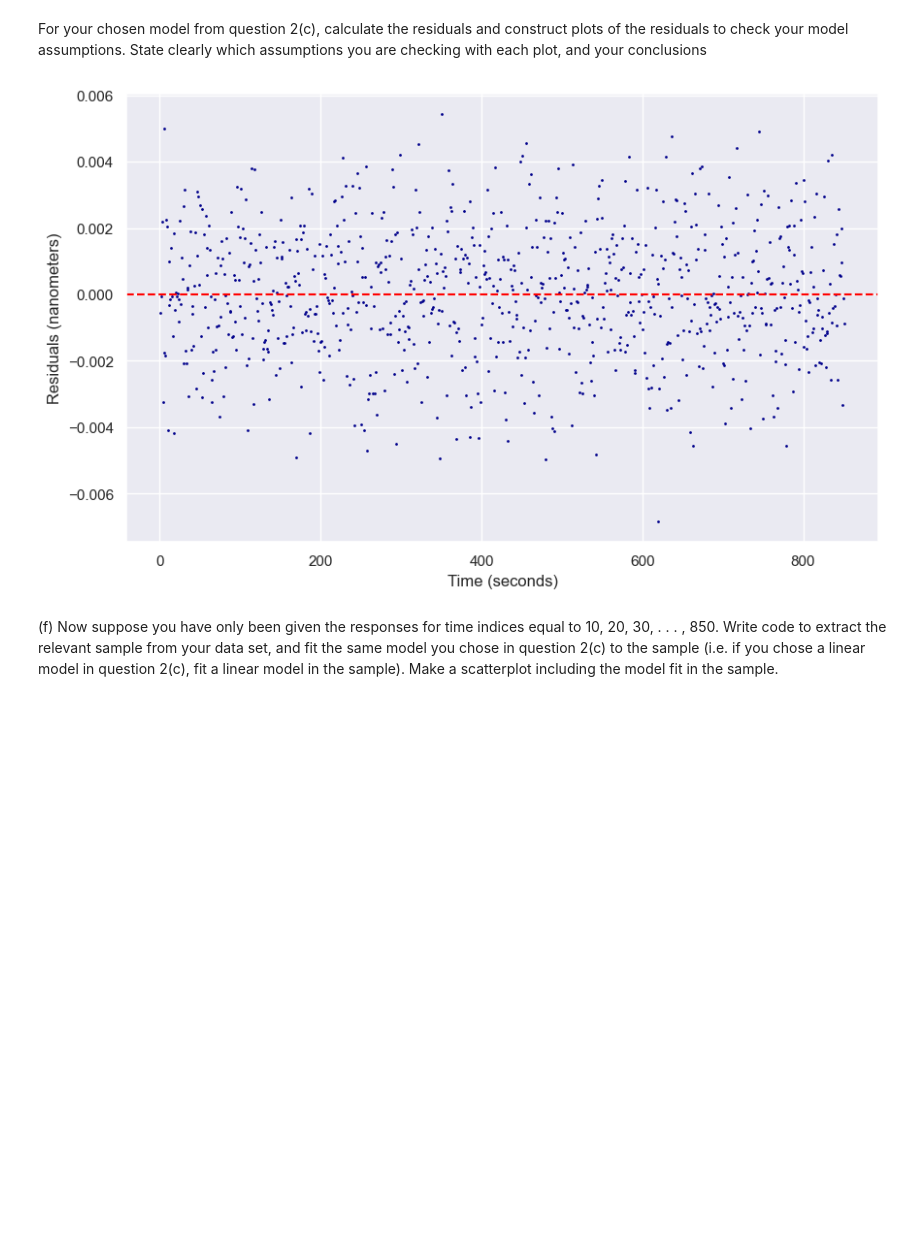
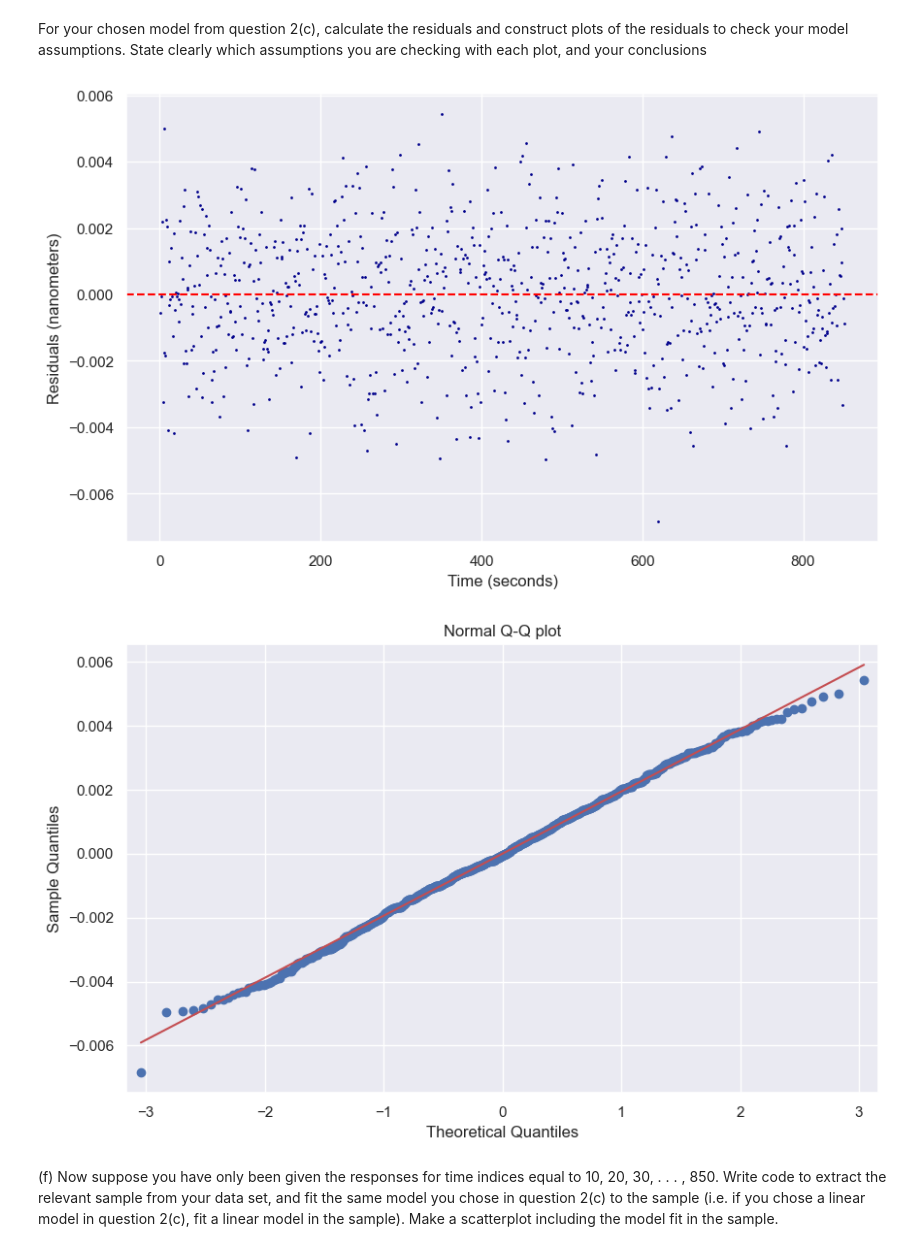
Before and after one commit to imrankhan37/Stats_Coursework, a Jupyter notebook: Task 1.ipynb, the cells around one changed output. Saved outputs shown, nothing was run; the diff lists cells and outputs as text; code cells hidden in the pictures; blank space fills up the shorter version.

```diff
--- a/Task 1.ipynb
+++ b/Task 1.ipynb
@@ -280,34 +285,41 @@ you are checking with each plot, and your conclusions
 degree = aic_df[aic_df['aic'] == aic_df['aic'].min()]['degree'].values[0]
 poly = PolynomialFeatures(degree=degree)
 
 # Transform the time data
 time_standardised_poly = poly.fit_transform(time_standardised.values.reshape(-1, 1))
 
 # Fit the model
 model.fit(time_standardised_poly, wavelength)
 
 # Plot the fitted model with a new array time_pred to represent the values for which we want to predict the response
 time_pred = np.linspace(min(time), max(time), 1000)
 time_standardised_pred = (time_pred - np.mean(time)) / np.std(time)
 
 # fit the model to the new data using the fitted model from above
 time_standardised_poly_pred = poly.fit_transform(time_standardised_pred.reshape(-1, 1))
 wavelength_pred = model.predict(time_standardised_poly_pred)
 
 # Calculate the residuals
 residuals = wavelength - model.predict(time_standardised_poly)
 
 # Plot the residuals
 plt.figure(figsize=(10, 6))
 plt.scatter(time, residuals, color='darkblue', s=1)
 plt.xlabel('Time (seconds)')
 plt.ylabel('Residuals (nanometers)')
-
 # Plot a horizontal line at y=0
 plt.axhline(y=0, color='red', linestyle='--')
+
+# Plot a qqplot of the residuals of sample quantiles against theoretical quantiles
+fig = plt.figure(figsize=(10, 6))
+ax = fig.add_subplot(111)
+sm.qqplot(residuals, line='s', ax=ax)
+plt.title("Normal Q-Q plot")
+
 plt.show()
 # %% [output]
 [figure]
+[figure, added]
 # %% [markdown]
 (f) Now suppose you have only been given the responses for time indices equal to
 10, 20, 30, . . . , 850. Write code to extract the relevant sample from your data set,
```
Also changed, not shown: parts of 17 cells of this notebook.
